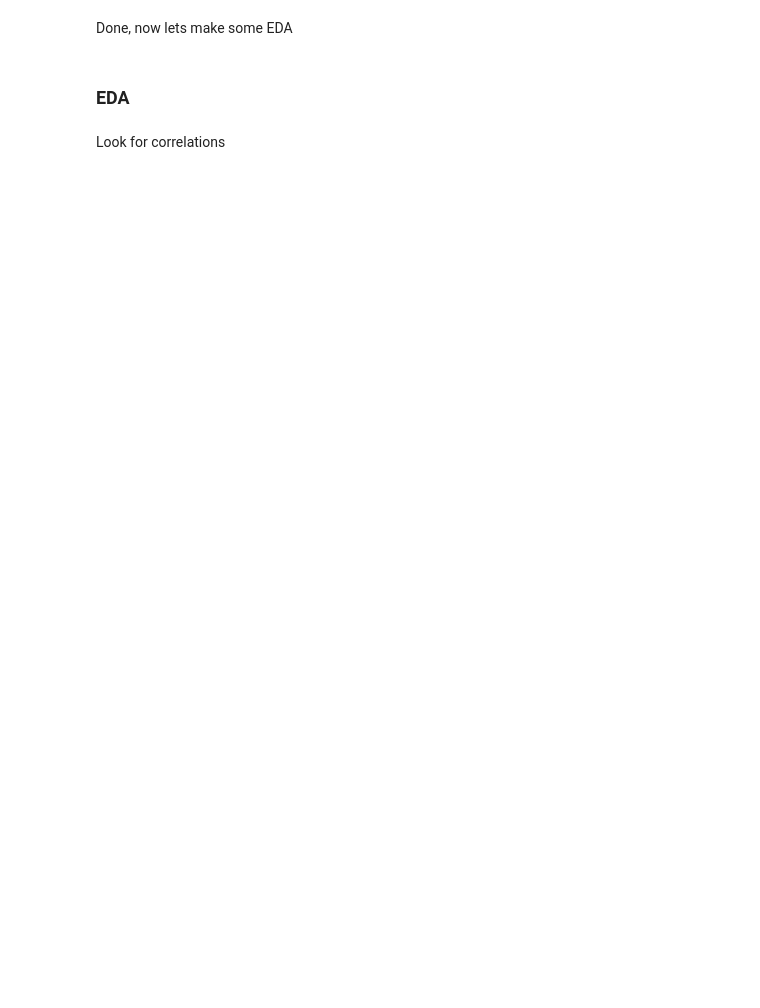
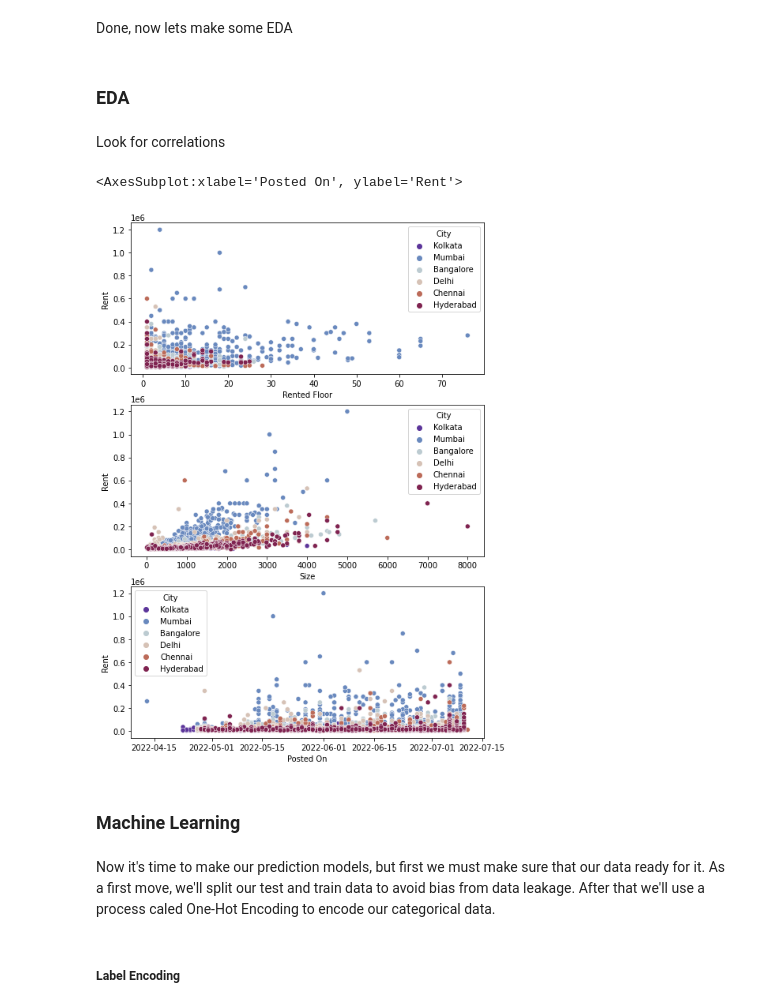
Before and after one commit to lucastere10/projects, a Jupyter notebook: Python Projects/Projekt XI - House Rent Prediction/Projekt XI - House Rent Prediction.ipynb, the cells around one changed output. Cells and saved outputs as stored; diff of their text form; code cells hidden in the pictures; blank space fills up the shorter version.

```diff
--- a/Python Projects/Projekt XI - House Rent Prediction/Projekt XI - House Rent Prediction.ipynb
+++ b/Python Projects/Projekt XI - House Rent Prediction/Projekt XI - House Rent Prediction.ipynb
@@ -243,6 +243,8 @@ sns.boxplot(data = df['Size'], palette= 'twilight_shifted', ax = ax3)
 # %%
 #remove rent outlier
 df = df[df['Rent'] < 1500000]
+#remove Area Type with low values
+df = df[df['Area Type'] != 'Built Area']
 # %% [markdown]
 Done, now lets make some EDA
 # %% [markdown]
@@ -265,0 +272,16 @@ Look for correlations
+# %%
+#verify outliers
+fig, [ax1, ax2, ax3] = plt.subplots(nrows = 3, ncols = 1, figsize = (8 , 12))
+
+sns.scatterplot(data = df, y = 'Rent', x = 'Rented Floor', hue = 'City', palette = 'twilight_shifted', ax = ax1)
+sns.scatterplot(data = df, y = 'Rent', x = 'Size', hue = 'City', palette = 'twilight_shifted', ax = ax2)
+sns.scatterplot(data = df, y = 'Rent', x = 'Posted On', hue = 'City', palette = 'twilight_shifted', ax = ax3)
+# %% [output]
+<AxesSubplot:xlabel='Posted On', ylabel='Rent'>
+[figure, added]
+# %% [markdown]
+### Machine Learning
+# %% [markdown]
+Now it's time to make our prediction models, but first we must make sure that our data ready for it. As a first move, we'll split our test and train data to avoid bias from data leakage. After that we'll use a process caled One-Hot Encoding to encode our categorical data.
+# %% [markdown]
+##### Label Encoding
```
Also changed, not shown: parts of 20 cells of this notebook.
